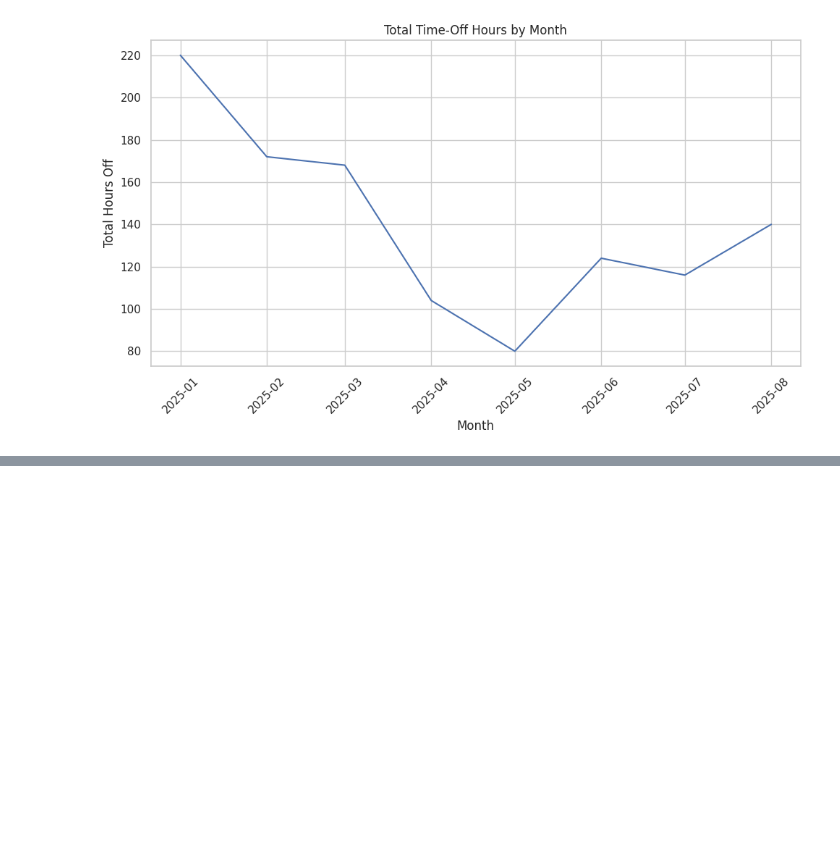
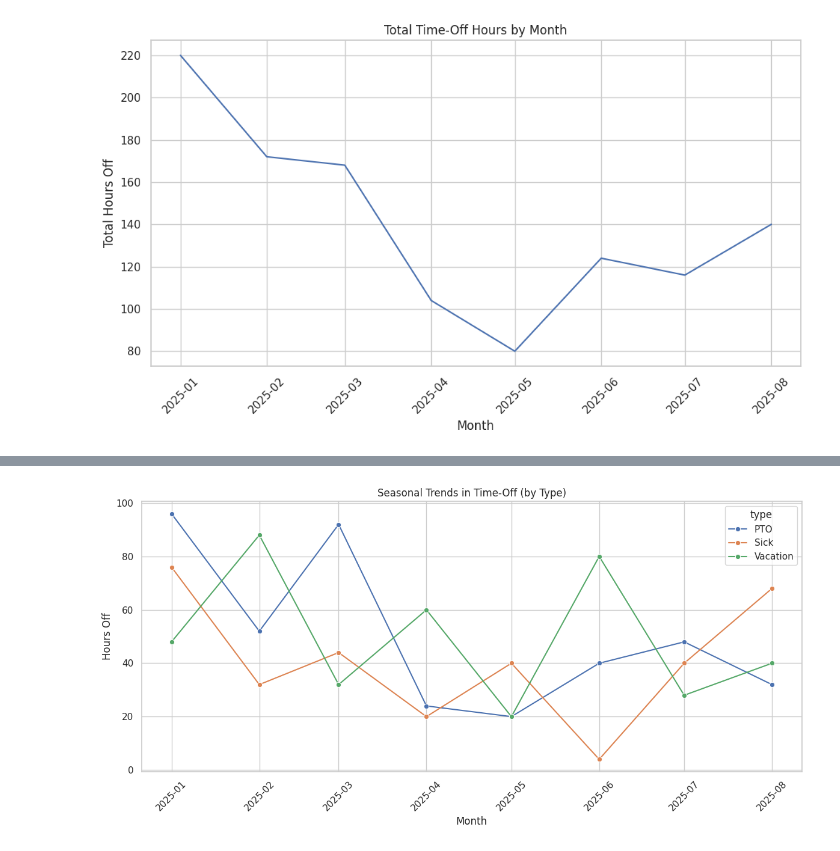
Before and after one commit to mK-zero/time-off-tracker, a Jupyter notebook: time_off_analysis.ipynb, the cells around one changed output, grey strips where cells are left out. Saved outputs shown, nothing was run; the diff lists cells and outputs as text; code cells hidden in the pictures; blank space fills up the shorter version.

```diff
--- a/time_off_analysis.ipynb
+++ b/time_off_analysis.ipynb
@@ -33,0 +60,14 @@ plt.show()
+# %%
+monthly_by_type = df.groupby(["month", "type"])["hours"].sum().reset_index()
+
+plt.figure(figsize=(12, 6))
+sns.lineplot(data=monthly_by_type, x="month", y="hours", hue="type", marker='o')
+plt.title("Seasonal Trends in Time-Off (by Type)")
+plt.xlabel("Month")
+plt.ylabel("Hours Off")
+plt.xticks(rotation=45)
+plt.tight_layout()
+plt.savefig("charts/seasonal_trends.png")
+plt.show()
+# %% [output]
+[figure, added]
```
Also changed, not shown: parts of 3 cells of this notebook, 3 other files.
